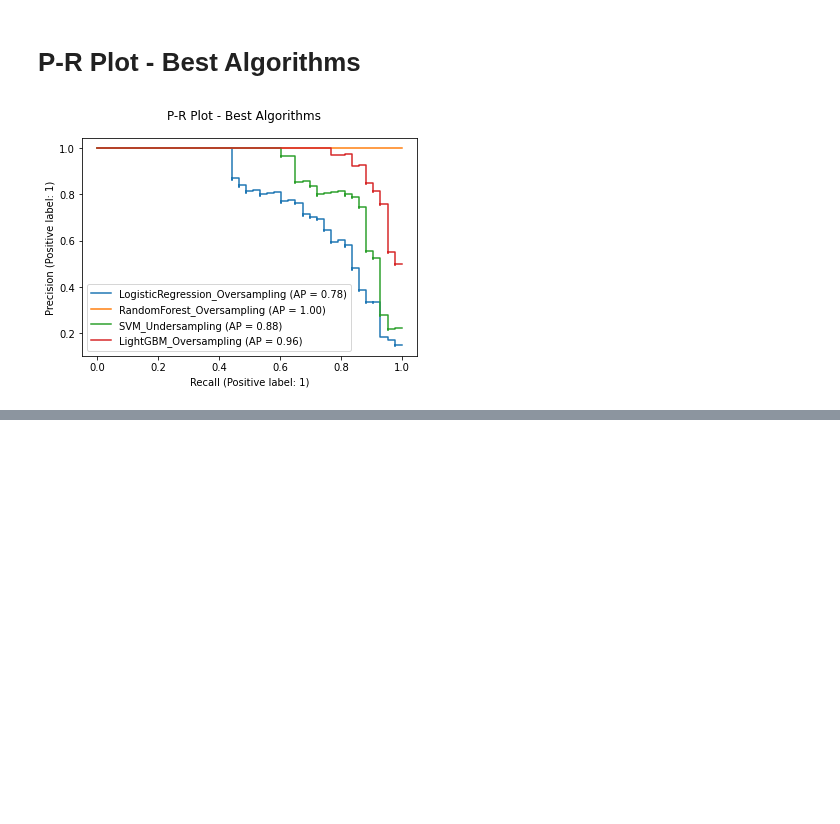
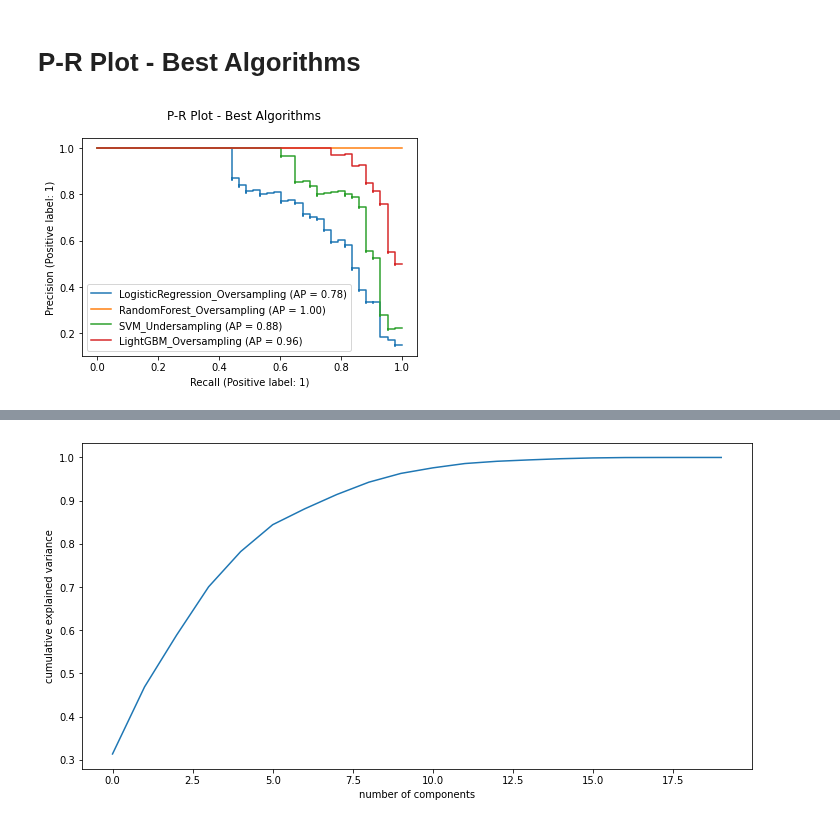
Before and after one commit to 2dukes/PROJ_AC_2122, a Jupyter notebook: applyModel.ipynb, the cells around one changed output, grey strips where cells are left out. Cells and saved outputs as stored; diff of their text form; code cells hidden in the pictures; blank space fills up the shorter version.

Commit message:
Add: PCA (Visualization)

```diff
--- a/applyModel.ipynb
+++ b/applyModel.ipynb
@@ -96,9 +98,11 @@ def load_data():
   X_train_full = pd.read_csv("./preprocessed/mergedTrainData.csv")
 
   # Obtain target and predictors
-  # features = ["duration","payments","last_balance","itr_balance_per_account", "frequency", "region","ratio entrepeneurs","average salary ","unemploymant_growth","criminality_growth","age_group"]
-  # features = ['reached_negative_balance', 'ratio_RAB', 'credit_ratio', 'withdrawal_ratio', 'IC_mean', 'balance_min', 'mean_trans_profit', 'balance_mean', 'ratio_CC', 'CC_std', 'ratio_IC', 'withdrawal_max', 'WC_max']
-  features = ['reached_negative_balance', 'RAB_mean', 'ratio_RAB', 'credit_ratio', 'balance_min', 'RAB_sum', 'mean_trans_profit', 'balance_mean', 'ratio_CC', 'CC_std', 'IC_min', 'CC_max', 'ratio_IC', 'withdrawal_max', 'WC_max', 'last_balance', 'CAB_mean']
+  # features = ['reached_negative_balance', 'RAB_mean', 'RAB_min', 'ratio_RAB', 'RAB_max', 'credit_ratio', 'withdrawal_ratio', 'IC_mean', 'balance_min', 'RAB_sum', 'mean_trans_profit', 'RAB', 'balance_mean', 'ratio_CC', 'CC_std', 'IC_min', 'CC_max', 'ratio_IC']
+
+  # Used for best submission
+  # features = ['reached_negative_balance', 'RAB_mean', 'ratio_RAB', 'credit_ratio', 'balance_min', 'RAB_sum', 'mean_trans_profit', 'balance_mean', 'ratio_CC', 'CC_std', 'IC_min', 'CC_max', 'ratio_IC', 'withdrawal_max', 'WC_max', 'last_balance', 'CAB_mean']
+  features = ['reached_negative_balance', 'RAB_mean', 'RAB_min', 'ratio_RAB', 'RAB_max', 'credit_ratio', 'withdrawal_ratio', 'IC_mean', 'balance_min', 'RAB_sum', 'mean_trans_profit', 'RAB', 'balance_mean', 'ratio_CC', 'CC_std', 'IC_min', 'CC_max', 'ratio_IC', 'withdrawal_max', 'WC_max']
 
   X_train = X_train_full[features]
   X_test = X_test_full[features]
@@ -684,0 +740,13 @@ plt.show()
+# %%
+# https://jakevdp.github.io/PythonDataScienceHandbook/05.09-principal-component-analysis.html
+[X_train, _, y_train] = load_data()
+
+pca = PCA()
+pipeline = Pipeline([('scaler', StandardScaler()), ('pca', pca)])
+components = pipeline.fit(X_train)
+plt.plot(np.cumsum(pca.explained_variance_ratio_))
+plt.xlabel('number of components')
+plt.ylabel('cumulative explained variance')
+plt.show()
+# %% [output]
+[figure, added]
```
Also changed, not shown: parts of 7 cells of this notebook.
